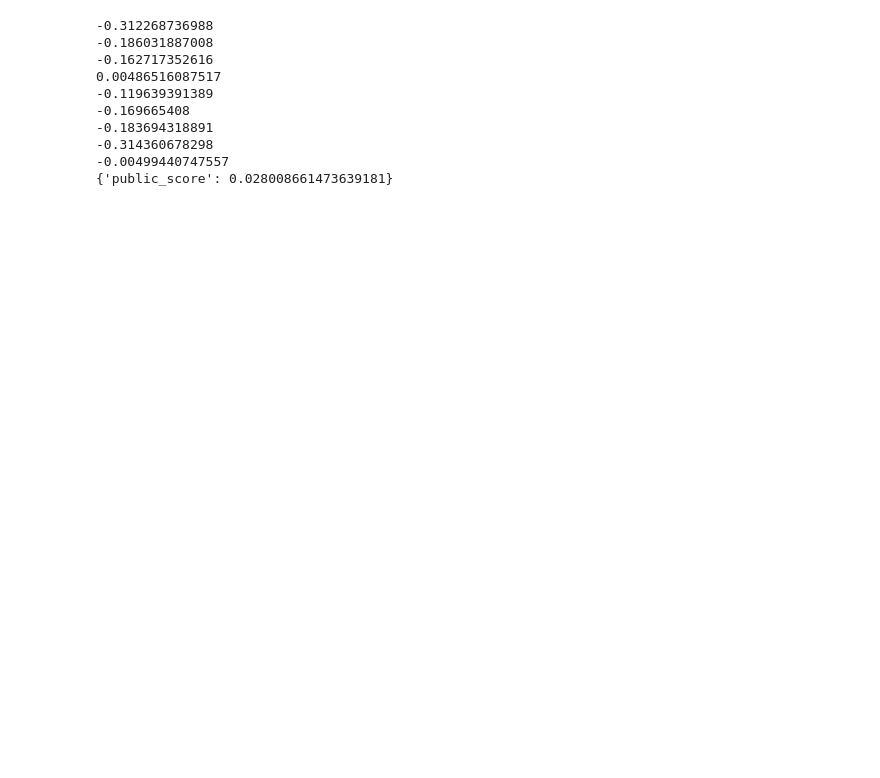
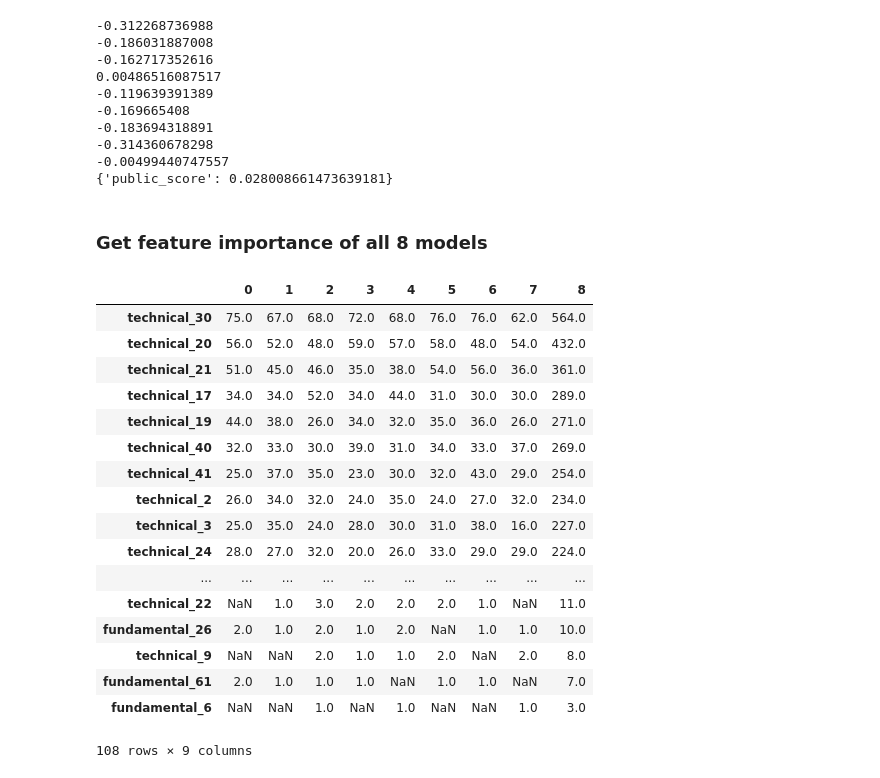
Before and after one commit to happycube/kaggle2017, a Jupyter notebook: twosigma/kernel-tks.ipynb, the cells around one changed output. Drawn from its saved outputs; the diff is of its cells as text; code cells hidden in the pictures; blank space fills up the shorter version.

Commit message:
added a few comments and summed up feature importance

```diff
--- a/twosigma/kernel-tks.ipynb
+++ b/twosigma/kernel-tks.ipynb
@@ -68,3 +69,5 @@ while True:
 -0.314360678298
 -0.00499440747557
 {'public_score': 0.028008661473639181}
+# %% [markdown]
+### Get feature importance of all 8 models
@@ -70,0 +84,21 @@ while True:
+# %%
+df_fs.transpose().sort_values(8, ascending=False)
+# %% [output]
+|  | 0 | 1 | 2 | 3 | 4 | 5 | 6 | 7 | 8 |
+| technical_30 | 75.0 | 67.0 | 68.0 | 72.0 | 68.0 | 76.0 | 76.0 | 62.0 | 564.0 |
+| technical_20 | 56.0 | 52.0 | 48.0 | 59.0 | 57.0 | 58.0 | 48.0 | 54.0 | 432.0 |
+| technical_21 | 51.0 | 45.0 | 46.0 | 35.0 | 38.0 | 54.0 | 56.0 | 36.0 | 361.0 |
+| technical_17 | 34.0 | 34.0 | 52.0 | 34.0 | 44.0 | 31.0 | 30.0 | 30.0 | 289.0 |
+| technical_19 | 44.0 | 38.0 | 26.0 | 34.0 | 32.0 | 35.0 | 36.0 | 26.0 | 271.0 |
+| technical_40 | 32.0 | 33.0 | 30.0 | 39.0 | 31.0 | 34.0 | 33.0 | 37.0 | 269.0 |
+| technical_41 | 25.0 | 37.0 | 35.0 | 23.0 | 30.0 | 32.0 | 43.0 | 29.0 | 254.0 |
+| technical_2 | 26.0 | 34.0 | 32.0 | 24.0 | 35.0 | 24.0 | 27.0 | 32.0 | 234.0 |
+| technical_3 | 25.0 | 35.0 | 24.0 | 28.0 | 30.0 | 31.0 | 38.0 | 16.0 | 227.0 |
+| technical_24 | 28.0 | 27.0 | 32.0 | 20.0 | 26.0 | 33.0 | 29.0 | 29.0 | 224.0 |
+| ... | ... | ... | ... | ... | ... | ... | ... | ... | ... |
+| technical_22 | NaN | 1.0 | 3.0 | 2.0 | 2.0 | 2.0 | 1.0 | NaN | 11.0 |
+| fundamental_26 | 2.0 | 1.0 | 2.0 | 1.0 | 2.0 | NaN | 1.0 | 1.0 | 10.0 |
+| technical_9 | NaN | NaN | 2.0 | 1.0 | 1.0 | 2.0 | NaN | 2.0 | 8.0 |
+| fundamental_61 | 2.0 | 1.0 | 1.0 | 1.0 | NaN | 1.0 | 1.0 | NaN | 7.0 |
+| fundamental_6 | NaN | NaN | 1.0 | NaN | 1.0 | NaN | NaN | 1.0 | 3.0 |
+108 rows × 9 columns
```
Also changed, not shown: parts of 5 cells of this notebook.
